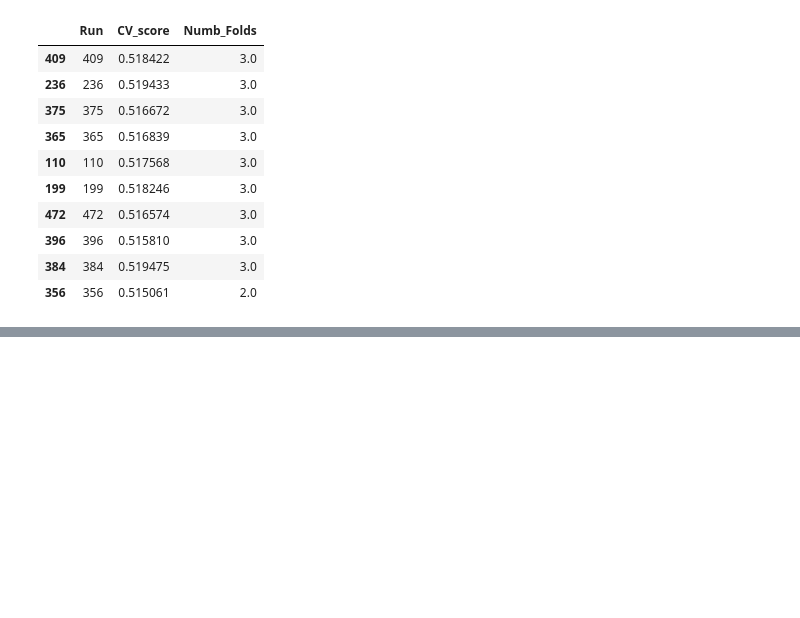
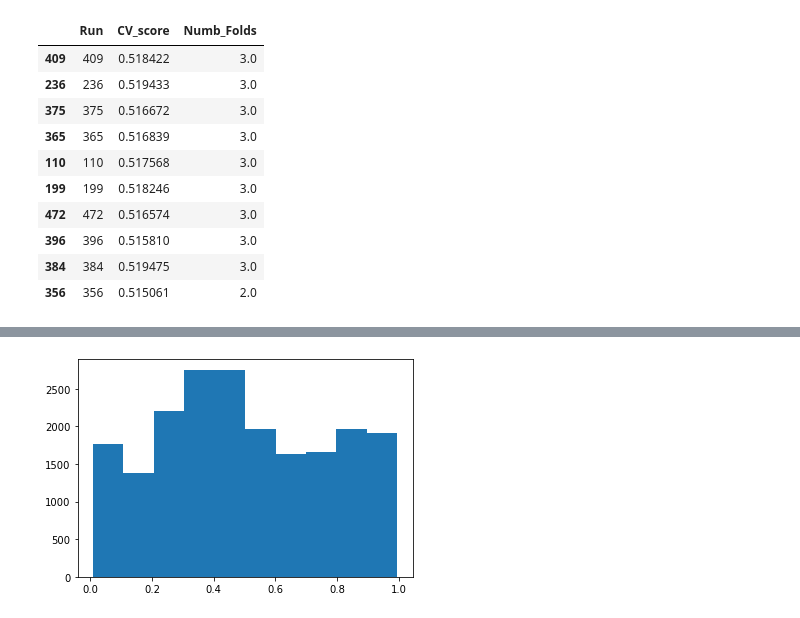
Before and after one commit to Analytics-Data-Science-and-Tech/Analytics_Data_Science, a Jupyter notebook: Tabular-Playground-Series/Tabular-Playground-Nov-2022/Playing_with_Preds.ipynb, the cells around one changed output, grey strips where cells are left out. Cells and saved outputs as stored; diff of their text form; code cells hidden in the pictures; blank space fills up the shorter version.

```diff
--- a/Tabular-Playground-Series/Tabular-Playground-Nov-2022/Playing_with_Preds.ipynb
+++ b/Tabular-Playground-Series/Tabular-Playground-Nov-2022/Playing_with_Preds.ipynb
@@ -540,0 +644,5 @@ CV_scores.sort_values(by = 'Numb_Folds', ascending = False).head(10)
+# %%
+plt.hist(submission['pred'])
+plt.show()
+# %% [output]
+[figure, added]
```
Also changed, not shown: parts of 4 cells of this notebook.
